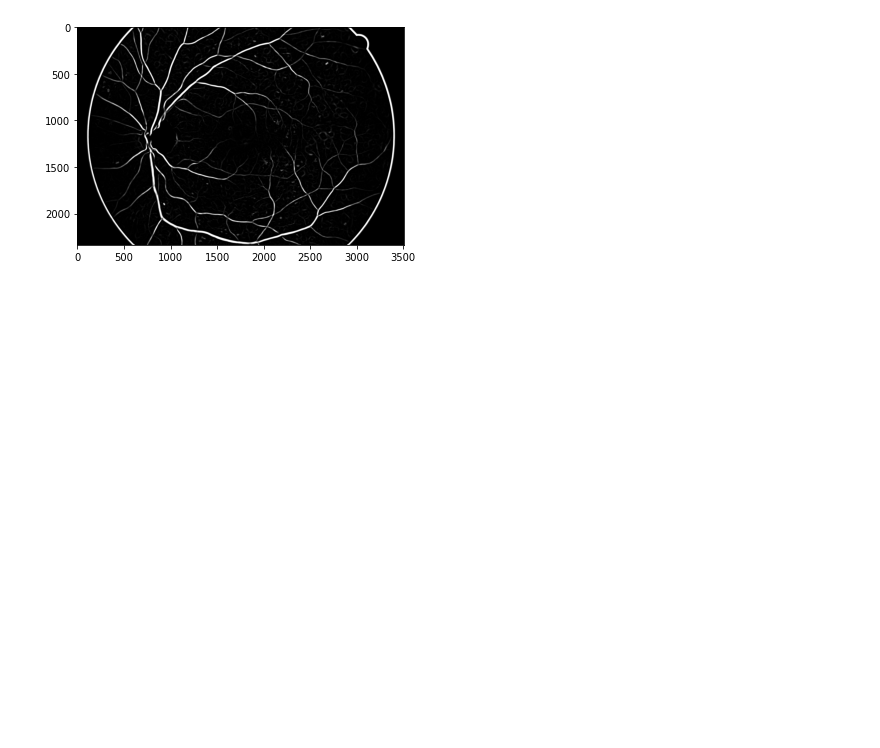
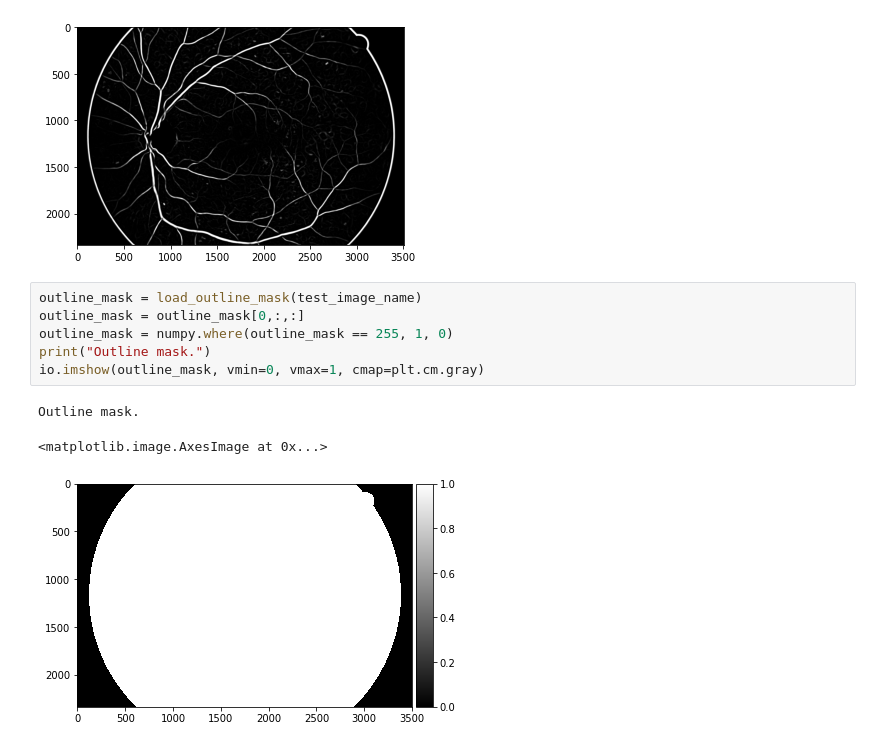
Before and after one commit to jakub-adamczewski/eye_scanner, a Jupyter notebook: na_3.ipynb, the cells around one changed output. Saved outputs shown, nothing was run; the diff lists cells and outputs as text; blank space fills up the shorter version.

```diff
--- a/na_3.ipynb
+++ b/na_3.ipynb
@@ -60,4 +52,14 @@ plt.imshow(img_filtered, vmin=0, vmax=255, cmap=plt.cm.gray)
 Mask created by classificator.
 <matplotlib.image.AxesImage at 0x...>
 [figure]
+# %%
+outline_mask = load_outline_mask(test_image_name)
+outline_mask = outline_mask[0,:,:]
+outline_mask = numpy.where(outline_mask == 255, 1, 0)
+print("Outline mask.")
+io.imshow(outline_mask, vmin=0, vmax=1, cmap=plt.cm.gray)
+# %% [output]
+Outline mask.
+<matplotlib.image.AxesImage at 0x...>
+[figure, added]
 # %%
```
Also changed, not shown: parts of 5 cells of this notebook.
